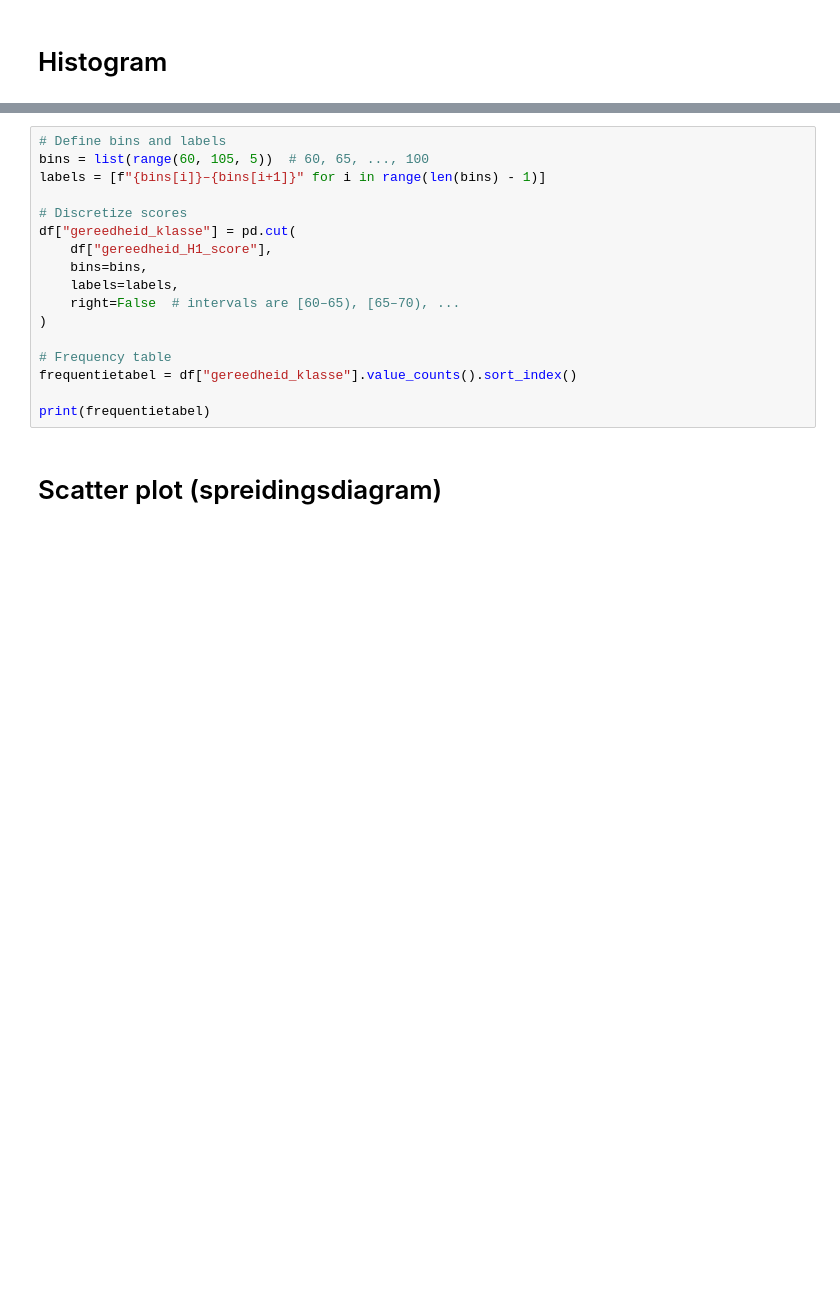
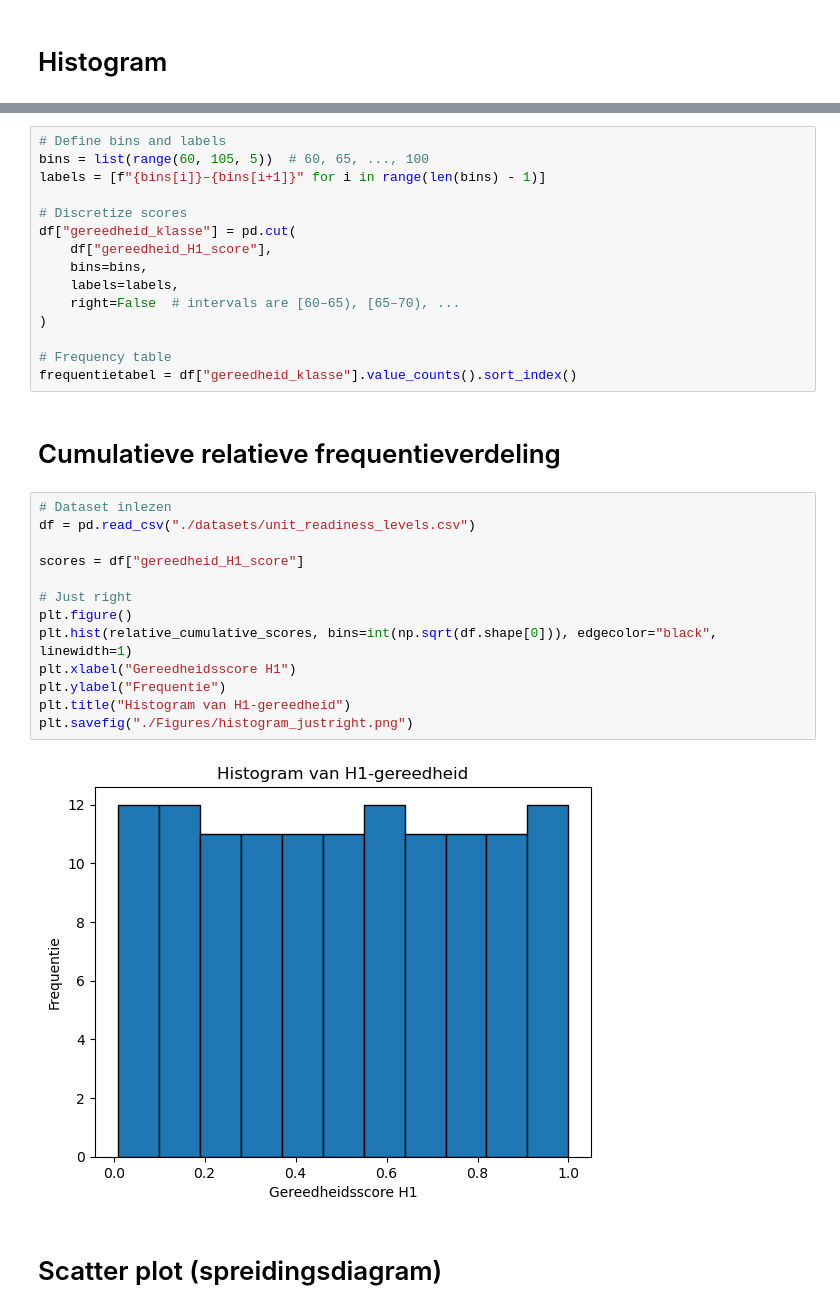
Before and after one commit to DBlom96/Statistiek, a Jupyter notebook: Python/DataVisualisations.ipynb, the cells around one changed output, grey strips where cells are left out. Saved outputs shown, nothing was run; the diff lists cells and outputs as text; blank space fills up the shorter version.

```diff
--- a/Python/DataVisualisations.ipynb
+++ b/Python/DataVisualisations.ipynb
@@ -253,8 +291,23 @@ df["gereedheid_klasse"] = pd.cut(
 
 # Frequency table
 frequentietabel = df["gereedheid_klasse"].value_counts().sort_index()
-
-print(frequentietabel)
+# %% [markdown]
+# Cumulatieve relatieve frequentieverdeling
+# %%
+# Dataset inlezen
+df = pd.read_csv("./datasets/unit_readiness_levels.csv")
+
+scores = df["gereedheid_H1_score"]
+
+# Just right
+plt.figure()
+plt.hist(relative_cumulative_scores, bins=int(np.sqrt(df.shape[0])), edgecolor="black", linewidth=1)
+plt.xlabel("Gereedheidsscore H1")
+plt.ylabel("Frequentie")
+plt.title("Histogram van H1-gereedheid")
+plt.savefig("./Figures/histogram_justright.png")
+# %% [output]
+[figure, added]
 # %% [markdown]
 # Scatter plot (spreidingsdiagram)
 # %%
```
Also changed, not shown: parts of 6 cells of this notebook, 48 other files.
